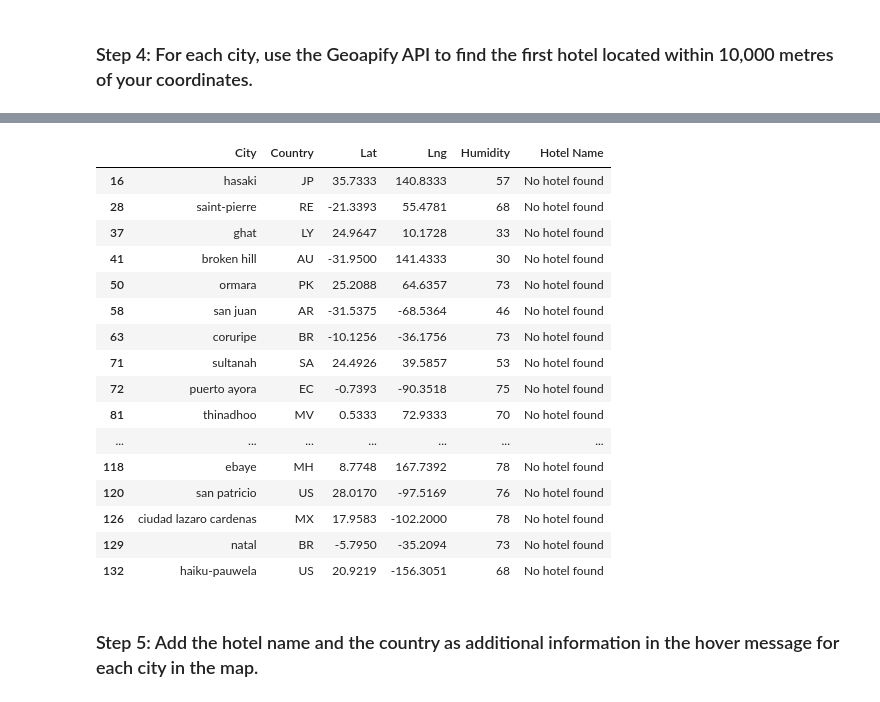
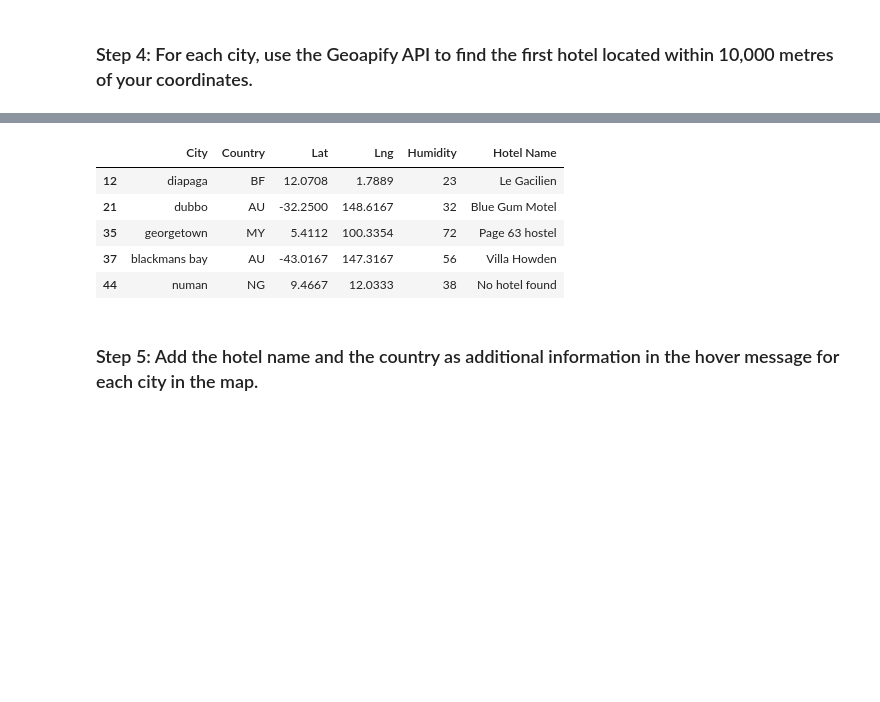
Before and after one commit to ngrief/python-api-challenge, a Jupyter notebook: VacationPyUpdated.ipynb, the cells around one changed output, grey strips where cells are left out. Cells and saved outputs as stored; diff of their text form; code cells hidden in the pictures; blank space fills up the shorter version.

```diff
--- a/VacationPyUpdated.ipynb
+++ b/VacationPyUpdated.ipynb
@@ -143,16 +143,11 @@ print(hotel_df)  # Display the DataFrame
 # %% [markdown]
 ### Step 4: For each city, use the Geoapify API to find the first hotel located within 10,000 metres of your coordinates.
 # %%
-# Set parameters to search for a hotel
+import requests
+
+# Set parameters for the hotel search
 radius = 10000  # Radius in meters
-
-# Define the parameters for the API request
-params = {
-    "categories": "hotel",  # Specify the category for hotels
-    "apiKey": geoapify_key,  # Your Geoapify API key
-    "limit": 1,  # Limit to 1 result (the first hotel found)
-    "bias": "proximity"  # Prioritize results based on proximity to the coordinates
-}
+base_url = "https://api.geoapify.com/v2/places"  # Geoapify API base URL
 
 # Print a message to follow up the hotel search
 print("Starting hotel search")
@@ -163,30 +158,40 @@ for index, row in hotel_df.iterrows():
     latitude = row['Lat']
     longitude = row['Lng']
 
-    # Add the current city's latitude and longitude to the params dictionary
-    params["filter"] = f"circle:{longitude},{latitude},{radius}"  # Format for Geoapify API
-    params["bias"] = f"proximity:{longitude},{latitude}"  # Bias towards the specified coordinates
+    # Define the parameters for the API request
+    params = {
+        "categories": "accommodation.hotel",  # Updated category to explicitly specify hotels
+        "apiKey": geoapify_key,              # Your Geoapify API key
+        "limit": 1,                          # Limit to 1 result
+        "filter": f"circle:{longitude},{latitude},{radius}",  # Circle filter for proximity
+        "bias": f"proximity:{longitude},{latitude}"           # Bias results by proximity
+    }
 
-    # Set base URL
-    base_url = "https://api.geoapify.com/v2/places"
+    try:
+        # Make an API request using the params dictionary
+        response = requests.get(base_url, params=params)
+        response.raise_for_status()  # Raise an HTTPError for bad responses (4xx and 5xx)
 
-    # Make an API request using the params dictionary
-    response = requests.get(base_url, params=params)
+        # Convert the API response to JSON format
+        response_json = response.json()
 
-    # Convert the API response to JSON format
-    name_address = response.json()
+        # Grab the first hotel from the results and store the name in the DataFrame
+        if response_json.get("features"):  # Check if features exist in the response
+            hotel_name = response_json["features"][0]["properties"].get("name", "No name available")
+            hotel_df.loc[index, "Hotel Name"] = hotel_name
+        else:
+            hotel_df.loc[index, "Hotel Name"] = "No hotel found"
 
-    # Grab the first hotel from the results and store the name in the hotel_df DataFrame
-    try:
-        hotel_df.loc[index, "Hotel Name"] = name_address["features"][0]["properties"]["name"]
-    except (KeyError, IndexError):
-        # If no hotel is found, set the hotel name as "No hotel found".
-        hotel_df.loc[index, "Hotel Name"] = "No hotel found"
+    except requests.exceptions.RequestException as e:
+        # Handle any request-related errors
+        print(f"Error fetching data for {row['City']} ({latitude}, {longitude}): {e}")
+        hotel_df.loc[index, "Hotel Name"] = "API error"
 
     # Log the search results
     print(f"{hotel_df.loc[index, 'City']} - nearest hotel: {hotel_df.loc[index, 'Hotel Name']}")
 
-# Display sample data
-hotel_df
+# Display the updated DataFrame with hotel information
+print("Hotel search completed.")
+hotel_df.head()  # Display sample data
 # %% [output]
 Starting hotel search
@@ -209,20 +214,9 @@ haiku-pauwela - nearest hotel: No hotel found
 |  | City | Country | Lat | Lng | Humidity | Hotel Name |
-| 16 | hasaki | JP | 35.7333 | 140.8333 | 57 | No hotel found |
-| 28 | saint-pierre | RE | -21.3393 | 55.4781 | 68 | No hotel found |
-| 37 | ghat | LY | 24.9647 | 10.1728 | 33 | No hotel found |
-| 41 | broken hill | AU | -31.9500 | 141.4333 | 30 | No hotel found |
-| 50 | ormara | PK | 25.2088 | 64.6357 | 73 | No hotel found |
-| 58 | san juan | AR | -31.5375 | -68.5364 | 46 | No hotel found |
-| 63 | coruripe | BR | -10.1256 | -36.1756 | 73 | No hotel found |
-| 71 | sultanah | SA | 24.4926 | 39.5857 | 53 | No hotel found |
-| 72 | puerto ayora | EC | -0.7393 | -90.3518 | 75 | No hotel found |
-| 81 | thinadhoo | MV | 0.5333 | 72.9333 | 70 | No hotel found |
-| ... | ... | ... | ... | ... | ... | ... |
-| 118 | ebaye | MH | 8.7748 | 167.7392 | 78 | No hotel found |
-| 120 | san patricio | US | 28.0170 | -97.5169 | 76 | No hotel found |
-| 126 | ciudad lazaro cardenas | MX | 17.9583 | -102.2000 | 78 | No hotel found |
-| 129 | natal | BR | -5.7950 | -35.2094 | 73 | No hotel found |
-| 132 | haiku-pauwela | US | 20.9219 | -156.3051 | 68 | No hotel found |
+| 12 | diapaga | BF | 12.0708 | 1.7889 | 23 | Le Gacilien |
+| 21 | dubbo | AU | -32.2500 | 148.6167 | 32 | Blue Gum Motel |
+| 35 | georgetown | MY | 5.4112 | 100.3354 | 72 | Page 63 hostel |
+| 37 | blackmans bay | AU | -43.0167 | 147.3167 | 56 | Villa Howden |
+| 44 | numan | NG | 9.4667 | 12.0333 | 38 | No hotel found |
 # %% [markdown]
 ### Step 5: Add the hotel name and the country as additional information in the hover message for each city in the map.
 # %%
```
Also changed, not shown: parts of 5 cells of this notebook.
